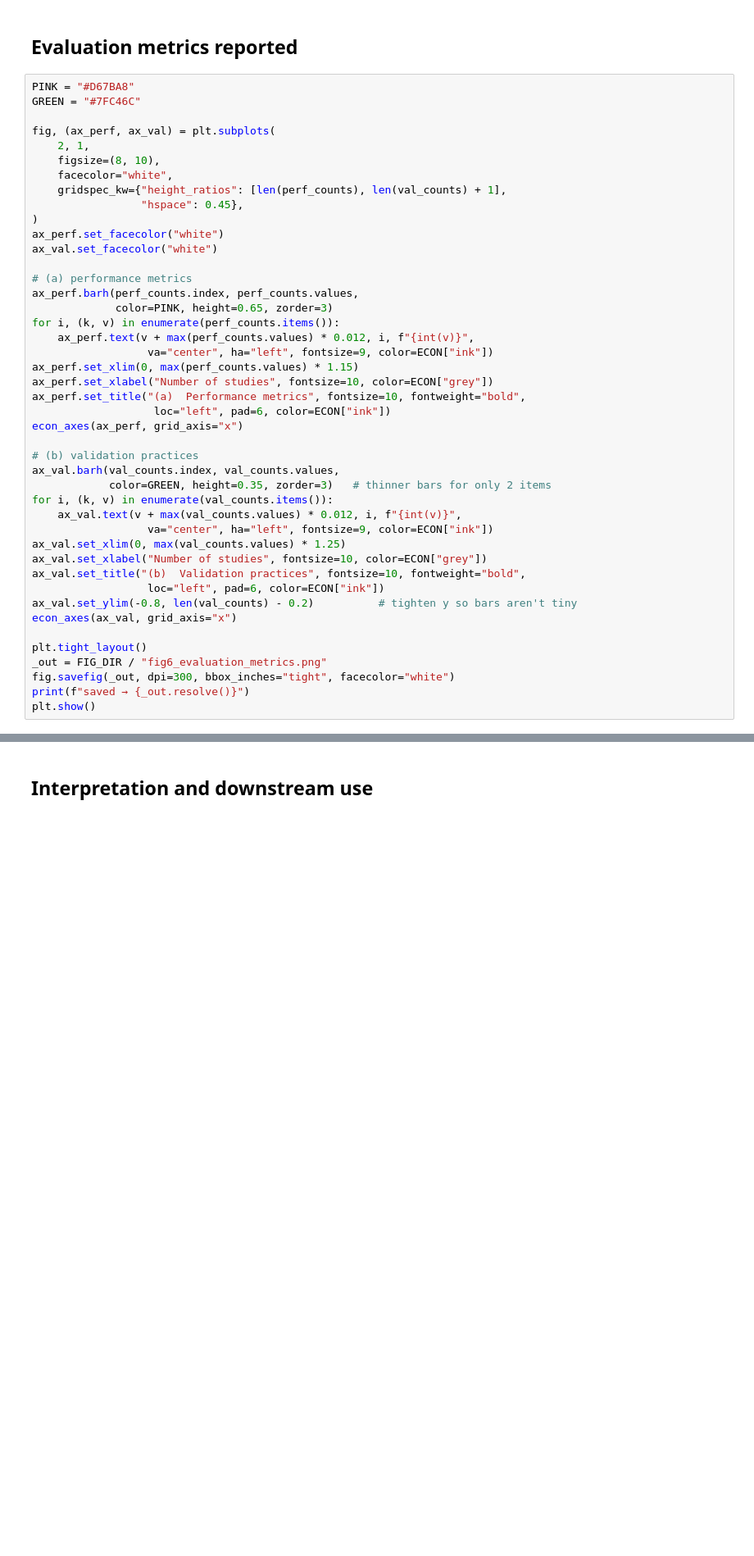
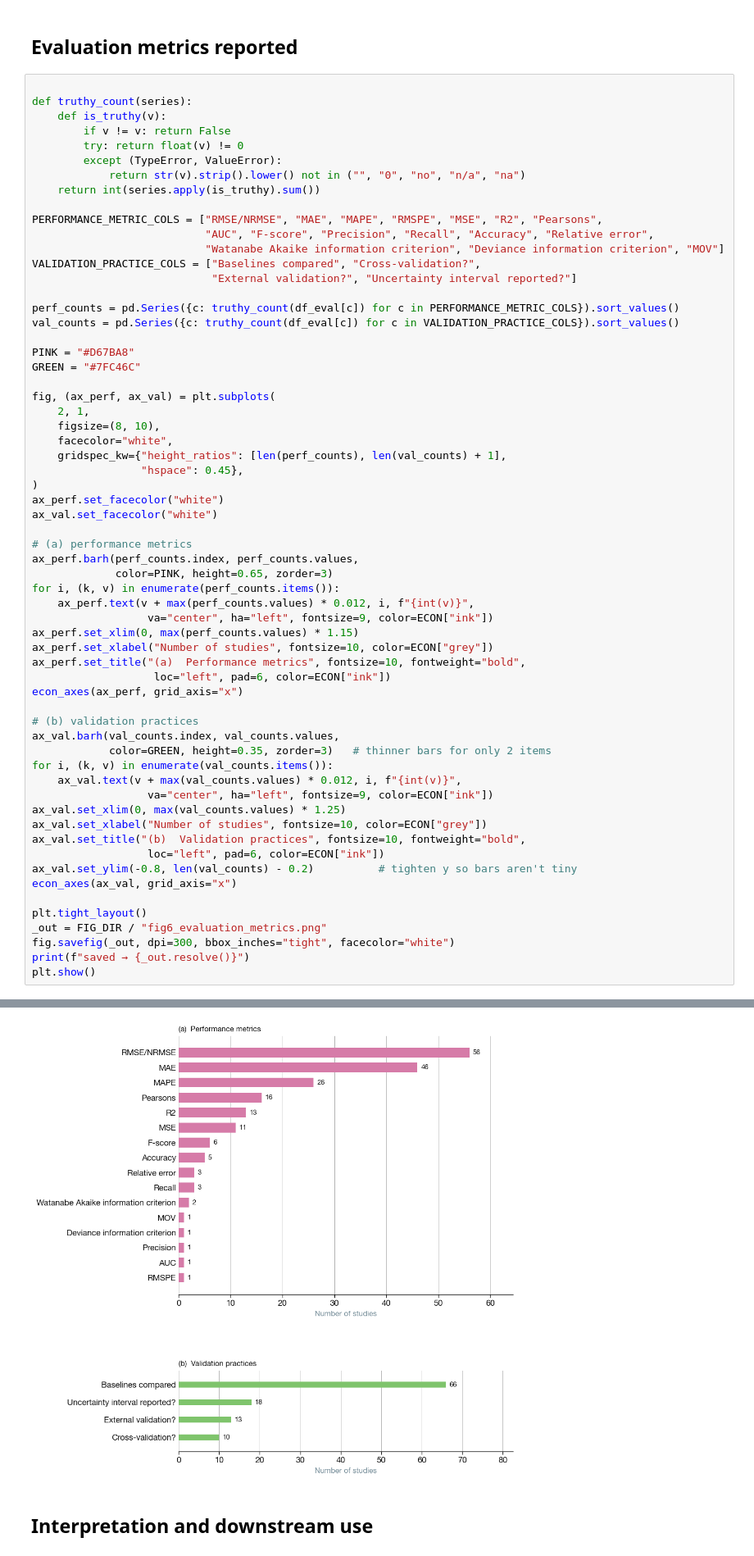
Before and after one commit to ai4ci/scoping-review-figures, a Jupyter notebook: review_analysis.ipynb, the cells around one changed output, grey strips where cells are left out. Shown at 82% size. Saved outputs shown, nothing was run; the diff lists cells and outputs as text; blank space fills up the shorter version.

```diff
--- a/review_analysis.ipynb
+++ b/review_analysis.ipynb
@@ -538,6 +530,24 @@ saved → /Users/oc25003/scoping-review-figures/exported_figures/fig5_covariates
 # %% [markdown]
 ## Evaluation metrics reported
 # %%
+
+def truthy_count(series):
+    def is_truthy(v):
+        if v != v: return False
+        try: return float(v) != 0
+        except (TypeError, ValueError):
+            return str(v).strip().lower() not in ("", "0", "no", "n/a", "na")
+    return int(series.apply(is_truthy).sum())
+
+PERFORMANCE_METRIC_COLS = ["RMSE/NRMSE", "MAE", "MAPE", "RMSPE", "MSE", "R2", "Pearsons",
+                           "AUC", "F-score", "Precision", "Recall", "Accuracy", "Relative error",
+                           "Watanabe Akaike information criterion", "Deviance information criterion", "MOV"]
+VALIDATION_PRACTICE_COLS = ["Baselines compared", "Cross-validation?",
+                            "External validation?", "Uncertainty interval reported?"]
+
+perf_counts = pd.Series({c: truthy_count(df_eval[c]) for c in PERFORMANCE_METRIC_COLS}).sort_values()
+val_counts = pd.Series({c: truthy_count(df_eval[c]) for c in VALIDATION_PRACTICE_COLS}).sort_values()
+
 PINK = "#D67BA8"
 GREEN = "#7FC46C"
 
@@ -586,3 +596,4 @@ NameError: name 'perf_counts' is not defined
+[figure, added]
 # %% [markdown]
 ## Interpretation and downstream use
 # %%
```
Also changed, not shown: parts of 13 cells of this notebook, 2 other files.
